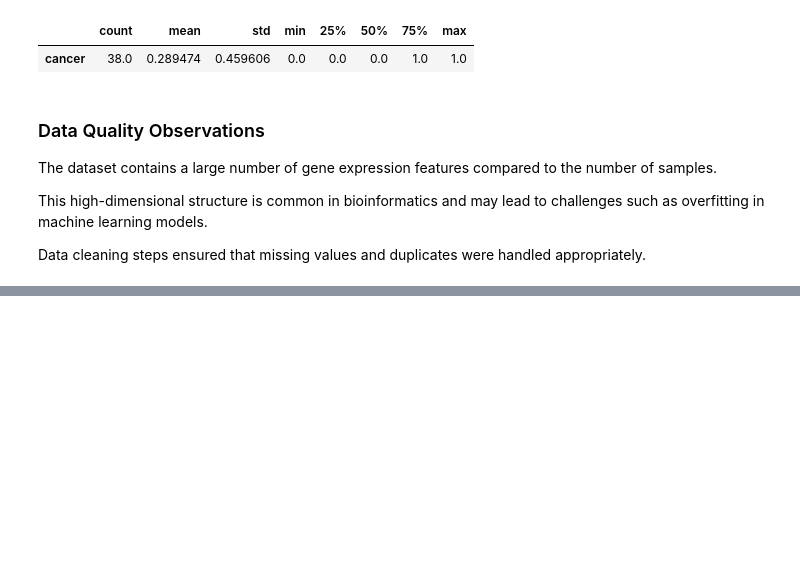
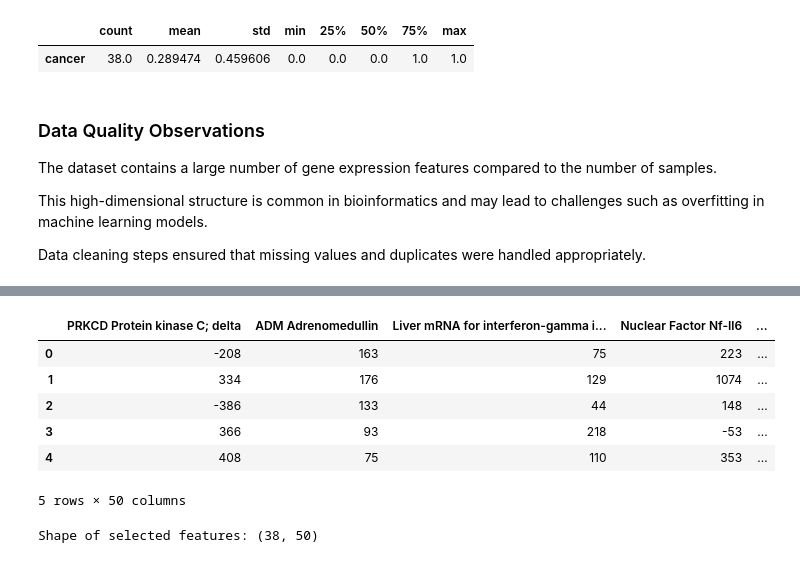
Before and after one commit to Kisara00555/gene-expression-cancer-classification, a Jupyter notebook: notebooks/gene-expression-cancer-classification.ipynb, the cells around one changed output, grey strips where cells are left out. Saved outputs shown, nothing was run; the diff lists cells and outputs as text; code cells hidden in the pictures; blank space fills up the shorter version.

Commit message:
Apply feature selection to reduce dimensionality

```diff
--- a/notebooks/gene-expression-cancer-classification.ipynb
+++ b/notebooks/gene-expression-cancer-classification.ipynb
@@ -166,0 +170,11 @@ Data cleaning steps ensured that missing values and duplicates were handled appr
+# %%
+# Seperate features and target variable
+X = df.drop("cancer", axis=1)
+y = df["cancer"]
+# %%
+# Selecting top features using statistical tests
+selector = SelectKBest(score_func=f_classif, k=50) # Select top 50 features
+X_new = selector.fit_transform(X, y)
+
+selected_features = X.columns[selector.get_support()]
+selected_features
@@ -166,0 +199,17 @@ Data cleaning steps ensured that missing values and duplicates were handled appr
+# %%
+# Create a new dataframe
+X_selected = pd.DataFrame(X_new, columns=selected_features)
+X_selected.head()
+# %% [output]
+|  | PRKCD Protein kinase C; delta | ADM Adrenomedullin | Liver mRNA for interferon-gamma i... | Nuclear Factor Nf-Il6 | ... |
+| 0 | -208 | 163 | 75 | 223 | ... |
+| 1 | 334 | 176 | 129 | 1074 | ... |
+| 2 | -386 | 133 | 44 | 148 | ... |
+| 3 | 366 | 93 | 218 | -53 | ... |
+| 4 | 408 | 75 | 110 | 353 | ... |
+5 rows × 50 columns
+# %%
+# New shape
+print("Shape of selected features:", X_selected.shape)
+# %% [output]
+Shape of selected features: (38, 50)
```
Also changed, not shown: parts of 4 cells of this notebook.
